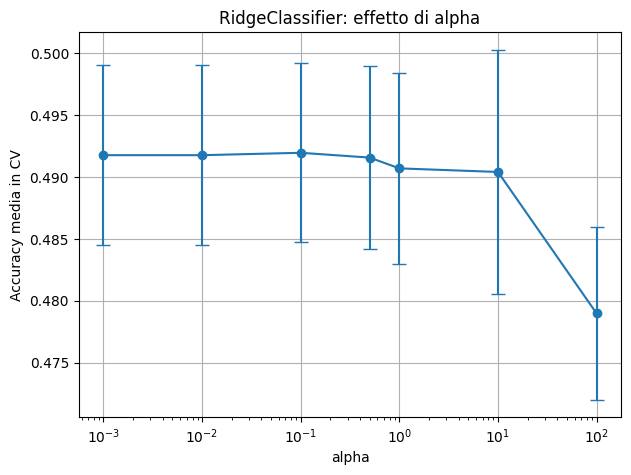
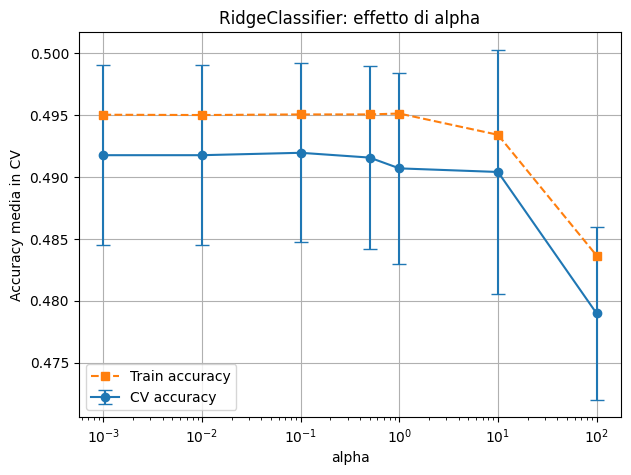
Unified diff of the notebook cell whose output changed from the first chart to the second:
--- before
+++ after
@@ -10,9 +10,14 @@
 alphas = ridge_param_grid["model__estimator__alpha"]
 plt.figure(figsize=(7, 5))
-plt.errorbar(alphas, ridge_results["mean_test_score"], yerr=ridge_results["std_test_score"], marker="o", capsize=5)
+# errorbar mi mostra la CV accuracy con le barre di errore
+plt.errorbar(alphas, ridge_results["mean_test_score"], yerr=ridge_results["std_test_score"], marker="o", capsize=5,  label="CV accuracy")
+# plot perchè mi serve solo come riferimento visivo per capire se c'è overfitting (gap grande tra train e CV) o underfitting (entrambe basse)
+plt.plot(alphas, ridge_results["mean_train_score"], marker="s", linestyle="--", label="Train accuracy")
+plt.xscale("log")
 plt.xscale("log")
 plt.xlabel("alpha")
 plt.ylabel("Accuracy media in CV")
 plt.title("RidgeClassifier: effetto di alpha")
+plt.legend()
 plt.grid(True)
 plt.show()

Commit: Conclusioni + script python